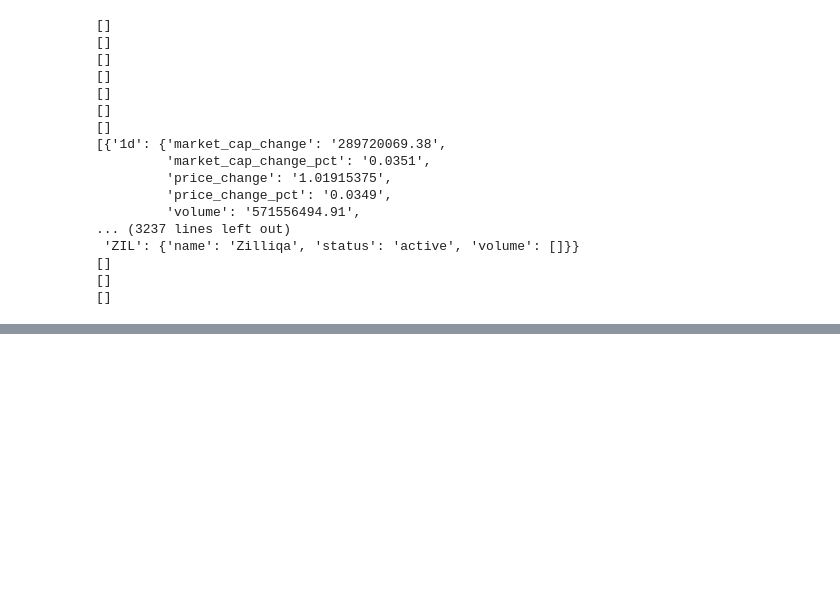
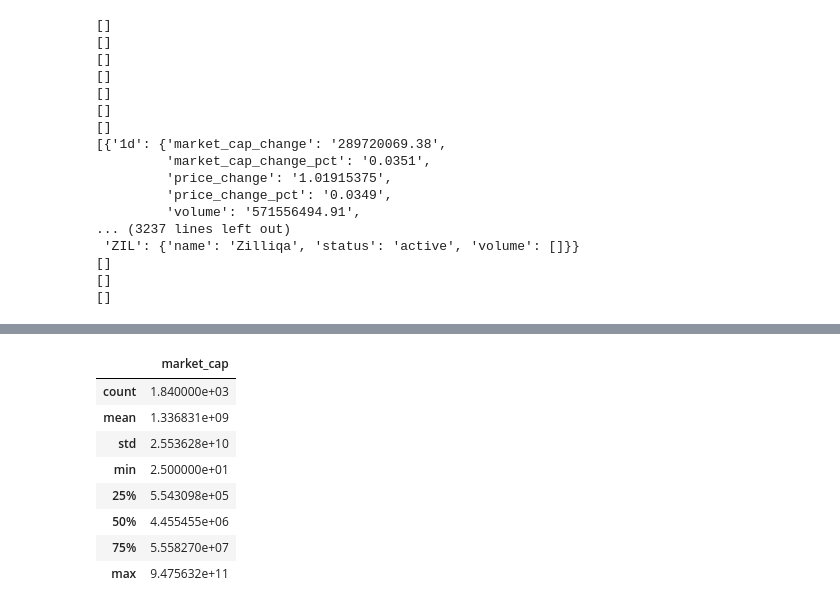
Before and after one commit to justinbarak/crypto-vol-scanner, a Jupyter notebook: crypto_vol_scanner/nomics_sandbox.ipynb, the cells around one changed output, grey strips where cells are left out. Cells and saved outputs as stored; diff of their text form; code cells hidden in the pictures; blank space fills up the shorter version.

```diff
--- a/crypto_vol_scanner/nomics_sandbox.ipynb
+++ b/crypto_vol_scanner/nomics_sandbox.ipynb
@@ -76,0 +233,13 @@ print(len(cryptos))
+# %%
+market_cap_filtered = pd.DataFrame(df[df['market_cap'] > 0]['market_cap']).sort_index(1, ascending=False)
+market_cap_filtered.describe()
+# %% [output]
+|  | market_cap |
+| count | 1.840000e+03 |
+| mean | 1.336831e+09 |
+| std | 2.553628e+10 |
+| min | 2.500000e+01 |
+| 25% | 5.543098e+05 |
+| 50% | 4.455455e+06 |
+| 75% | 5.558270e+07 |
+| max | 9.475632e+11 |
```
Also changed, not shown: parts of 16 cells of this notebook, 19 other files.
